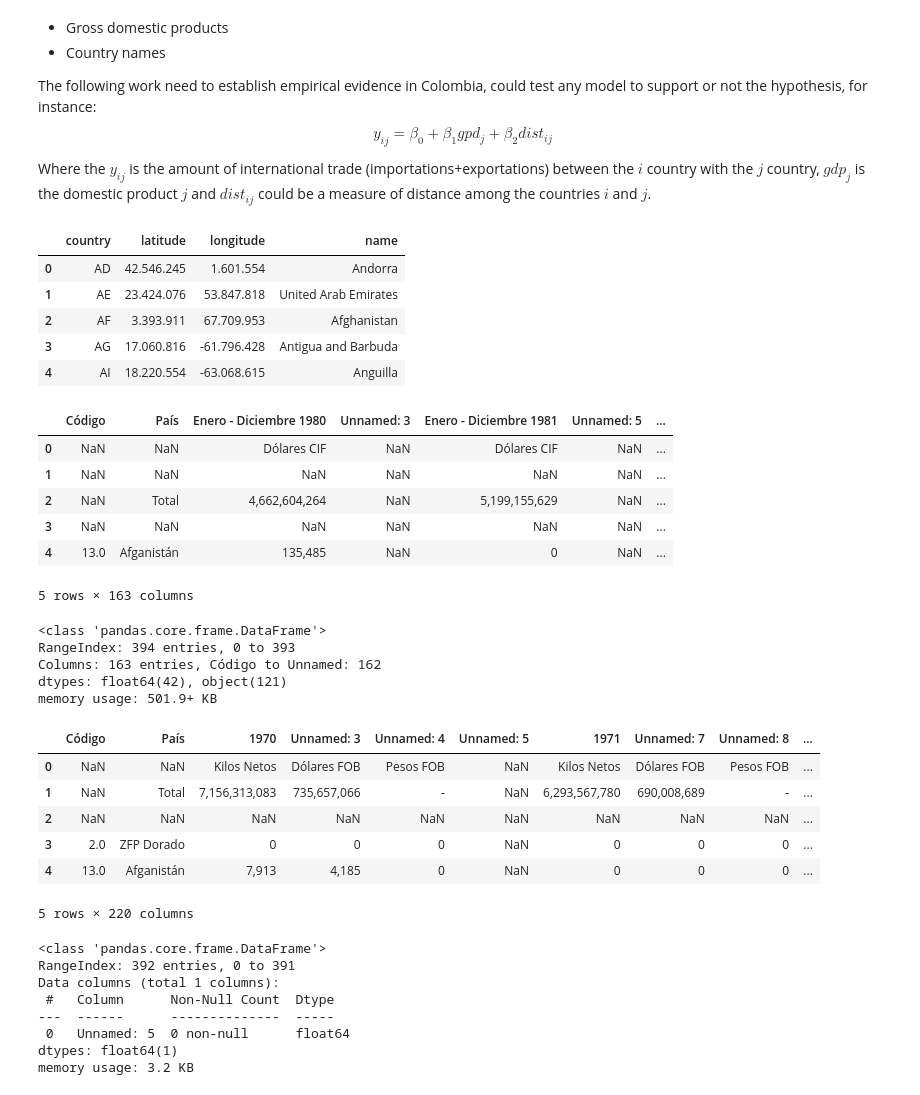
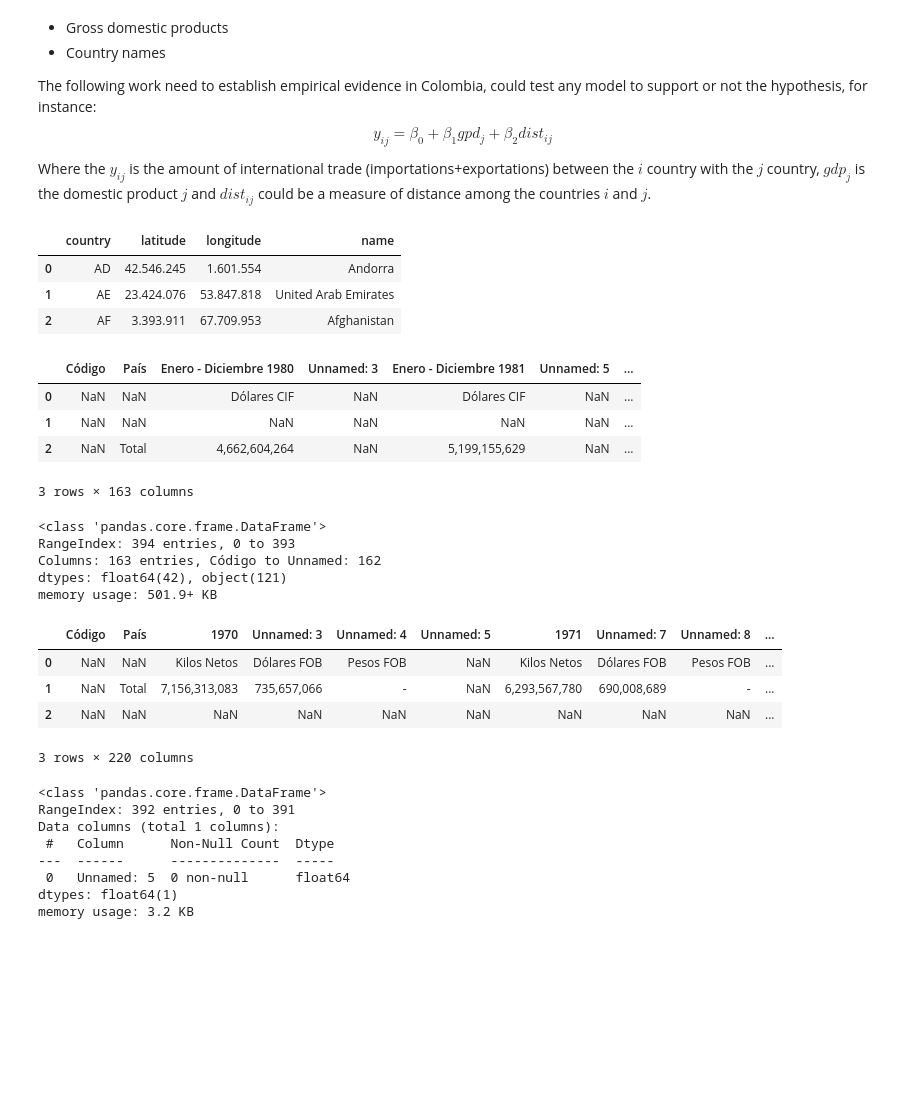
Before and after one commit to Davichobacter/ds-4geeks, a Jupyter notebook: Gravitational_Model.ipynb, the cells around one changed output. Drawn from its saved outputs; the diff is of its cells as text; code cells hidden in the pictures; blank space fills up the shorter version.

```diff
--- a/Gravitational_Model.ipynb
+++ b/Gravitational_Model.ipynb
@@ -35,24 +36,20 @@ df_exportations = pd.read_csv(url_exportations)
 df_gdp = pd.read_csv(url_gdp)
 df_names = pd.read_csv(url_names)
 # %%
-df_locations.head()
+df_locations.head(3)
 # %% [output]
 |  | country | latitude | longitude | name |
 | 0 | AD | 42.546.245 | 1.601.554 | Andorra |
 | 1 | AE | 23.424.076 | 53.847.818 | United Arab Emirates |
 | 2 | AF | 3.393.911 | 67.709.953 | Afghanistan |
-| 3 | AG | 17.060.816 | -61.796.428 | Antigua and Barbuda |
-| 4 | AI | 18.220.554 | -63.068.615 | Anguilla |
 # %%
-df_importations.head()
+df_importations.head(3)
 # %% [output]
 |  | Código | País | Enero - Diciembre 1980 | Unnamed: 3 | Enero - Diciembre 1981 | Unnamed: 5 | ... |
 | 0 | NaN | NaN | Dólares CIF | NaN | Dólares CIF | NaN | ... |
 | 1 | NaN | NaN | NaN | NaN | NaN | NaN | ... |
 | 2 | NaN | Total | 4,662,604,264 | NaN | 5,199,155,629 | NaN | ... |
-| 3 | NaN | NaN | NaN | NaN | NaN | NaN | ... |
-| 4 | 13.0 | Afganistán | 135,485 | NaN | 0 | NaN | ... |
-5 rows × 163 columns
+3 rows × 163 columns
 # %%
 df_importations.info()
 # %% [output]
@@ -64,15 +61,13 @@ memory usage: 501.9+ KB
 # %%
 df_imp_paises = pd.DataFrame(df_importations['País'].unique())
 # %%
-df_exportations.head()
+df_exportations.head(3)
 # %% [output]
 |  | Código | País | 1970 | Unnamed: 3 | Unnamed: 4 | Unnamed: 5 | 1971 | Unnamed: 7 | Unnamed: 8 | ... |
 | 0 | NaN | NaN | Kilos Netos | Dólares FOB | Pesos FOB | NaN | Kilos Netos | Dólares FOB | Pesos FOB | ... |
 | 1 | NaN | Total | 7,156,313,083 | 735,657,066 | - | NaN | 6,293,567,780 | 690,008,689 | - | ... |
 | 2 | NaN | NaN | NaN | NaN | NaN | NaN | NaN | NaN | NaN | ... |
-| 3 | 2.0 | ZFP Dorado | 0 | 0 | 0 | NaN | 0 | 0 | 0 | ... |
-| 4 | 13.0 | Afganistán | 7,913 | 4,185 | 0 | NaN | 0 | 0 | 0 | ... |
-5 rows × 220 columns
+3 rows × 220 columns
 # %%
 df_exportations.iloc[:, 5:6].info()
 # %% [output]
```
Also changed, not shown: parts of 25 cells of this notebook.
